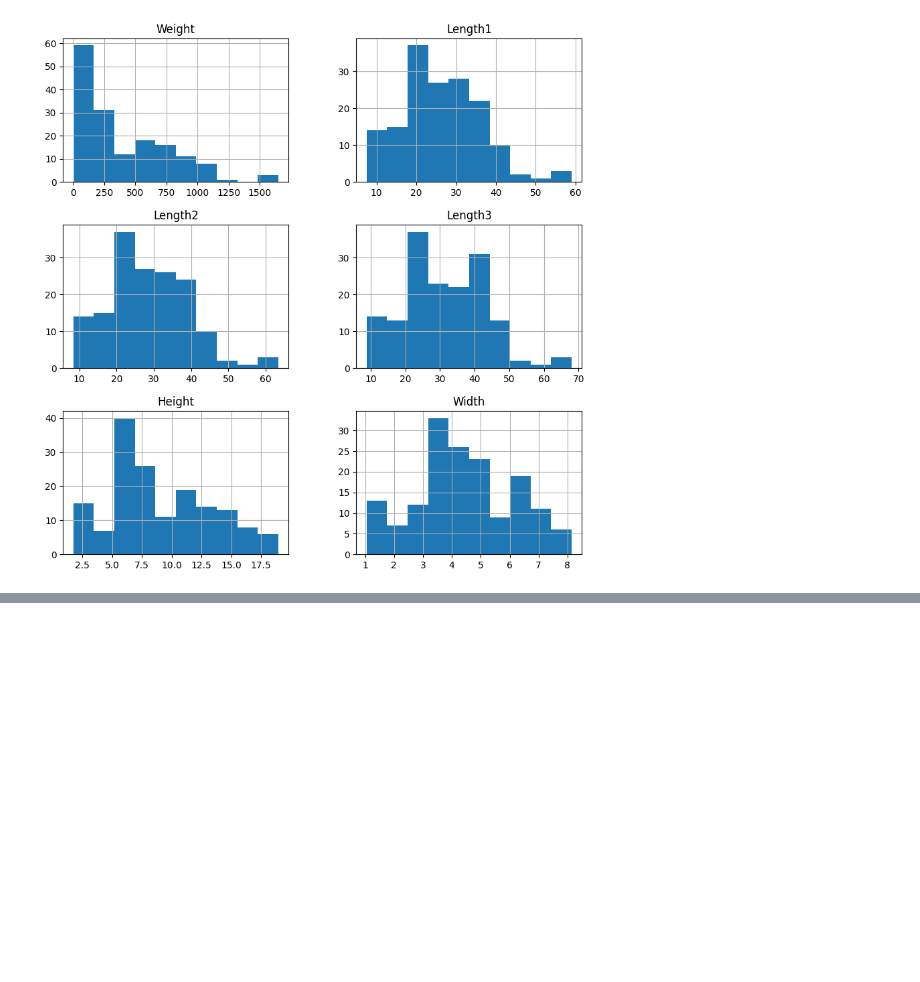
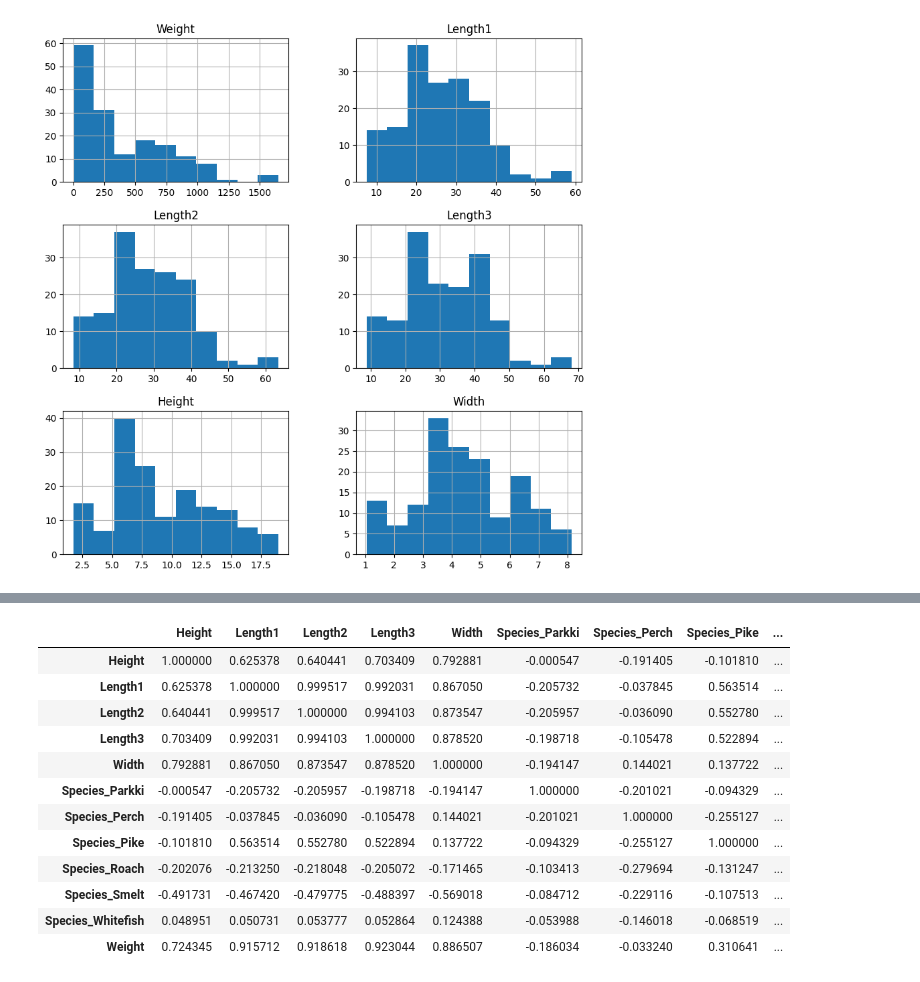
Before and after one commit to fehimecapar/Data-Science-For-Decision-Support, a Jupyter notebook: assignment1.ipynb, the cells around one changed output, grey strips where cells are left out. Saved outputs shown, nothing was run; the diff lists cells and outputs as text; code cells hidden in the pictures; blank space fills up the shorter version.

```diff
--- a/assignment1.ipynb
+++ b/assignment1.ipynb
@@ -124,0 +238,17 @@ plt.show()
+# %%
+corr_matrix = df_corr.corr() # compute correlation matrix
+corr_matrix
+# %% [output]
+|  | Height | Length1 | Length2 | Length3 | Width | Species_Parkki | Species_Perch | Species_Pike | ... |
+| Height | 1.000000 | 0.625378 | 0.640441 | 0.703409 | 0.792881 | -0.000547 | -0.191405 | -0.101810 | ... |
+| Length1 | 0.625378 | 1.000000 | 0.999517 | 0.992031 | 0.867050 | -0.205732 | -0.037845 | 0.563514 | ... |
+| Length2 | 0.640441 | 0.999517 | 1.000000 | 0.994103 | 0.873547 | -0.205957 | -0.036090 | 0.552780 | ... |
+| Length3 | 0.703409 | 0.992031 | 0.994103 | 1.000000 | 0.878520 | -0.198718 | -0.105478 | 0.522894 | ... |
+| Width | 0.792881 | 0.867050 | 0.873547 | 0.878520 | 1.000000 | -0.194147 | 0.144021 | 0.137722 | ... |
+| Species_Parkki | -0.000547 | -0.205732 | -0.205957 | -0.198718 | -0.194147 | 1.000000 | -0.201021 | -0.094329 | ... |
+| Species_Perch | -0.191405 | -0.037845 | -0.036090 | -0.105478 | 0.144021 | -0.201021 | 1.000000 | -0.255127 | ... |
+| Species_Pike | -0.101810 | 0.563514 | 0.552780 | 0.522894 | 0.137722 | -0.094329 | -0.255127 | 1.000000 | ... |
+| Species_Roach | -0.202076 | -0.213250 | -0.218048 | -0.205072 | -0.171465 | -0.103413 | -0.279694 | -0.131247 | ... |
+| Species_Smelt | -0.491731 | -0.467420 | -0.479775 | -0.488397 | -0.569018 | -0.084712 | -0.229116 | -0.107513 | ... |
+| Species_Whitefish | 0.048951 | 0.050731 | 0.053777 | 0.052864 | 0.124388 | -0.053988 | -0.146018 | -0.068519 | ... |
+| Weight | 0.724345 | 0.915712 | 0.918618 | 0.923044 | 0.886507 | -0.186034 | -0.033240 | 0.310641 | ... |
```
Also changed, not shown: parts of 30 cells of this notebook.
